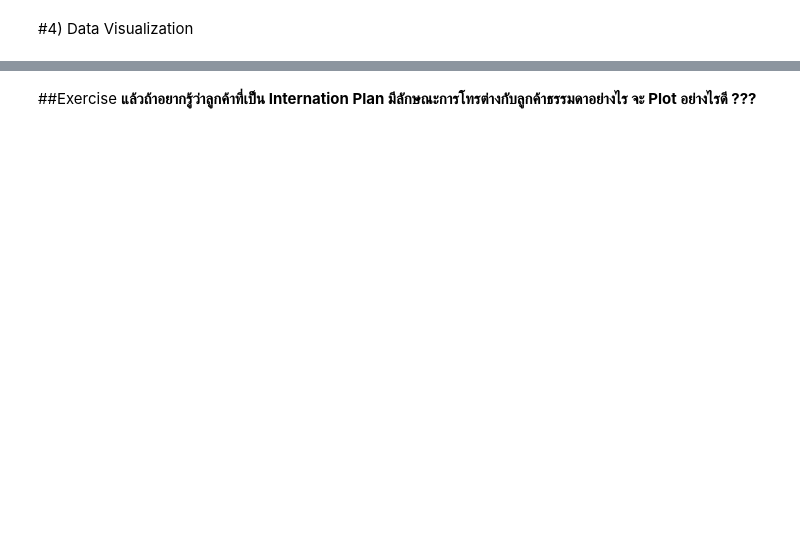
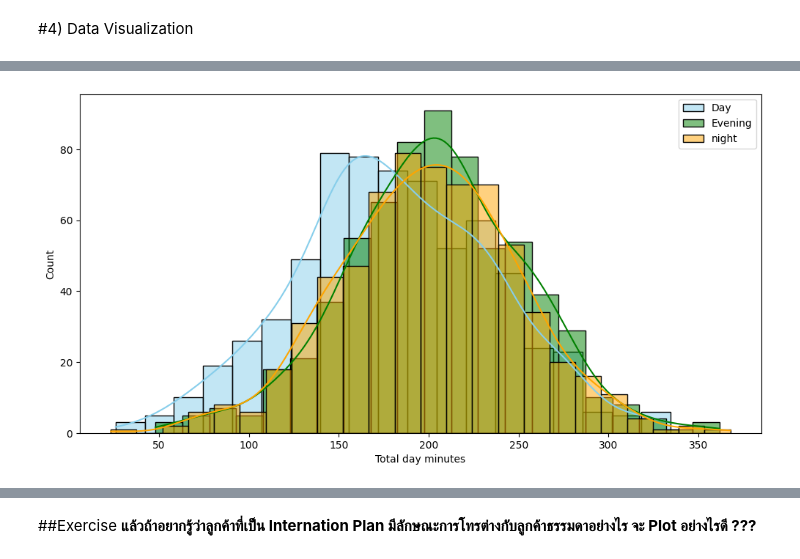
Before and after one commit to somkiatth/git, a Jupyter notebook: TU_Copy_of_Name_EDA_LAB1.ipynb, the cells around one changed output, grey strips where cells are left out. Saved outputs shown, nothing was run; the diff lists cells and outputs as text; code cells hidden in the pictures; blank space fills up the shorter version.

```diff
--- a/TU_Copy_of_Name_EDA_LAB1.ipynb
+++ b/TU_Copy_of_Name_EDA_LAB1.ipynb
@@ -144,10 +214,12 @@ cols = ['Total day minutes', 'Total eve minutes', 'Total night minutes']
 # %%
 #เปรียบเทียบจำนวนนาทีการโทรในช่วงกลางวัน ตอนเย็น และกลางคืน
 plt.figure(figsize=(12,6))
-sns.distplot( df["Total day minutes"] , color="skyblue",label="Day")
-sns.distplot( df["Total eve minutes"] , color="green",label="Evening")
-sns.distplot( df["Total night minutes"] , color="orange",label="night")
+sns.histplot( df["Total day minutes"] , color="skyblue",label="Day",kde=True)
+sns.histplot( df["Total eve minutes"] , color="green",label="Evening",kde=True)
+sns.histplot( df["Total night minutes"] , color="orange",label="night",kde=True)
 plt.legend();
+# %% [output]
+[figure, added]
 # %%
 #แบ่งข้อมูลออกเป็น 2 กลุ่ม
 df_not_churn=df[df["Churn"]==False]
```
Also changed, not shown: parts of 15 cells of this notebook.
